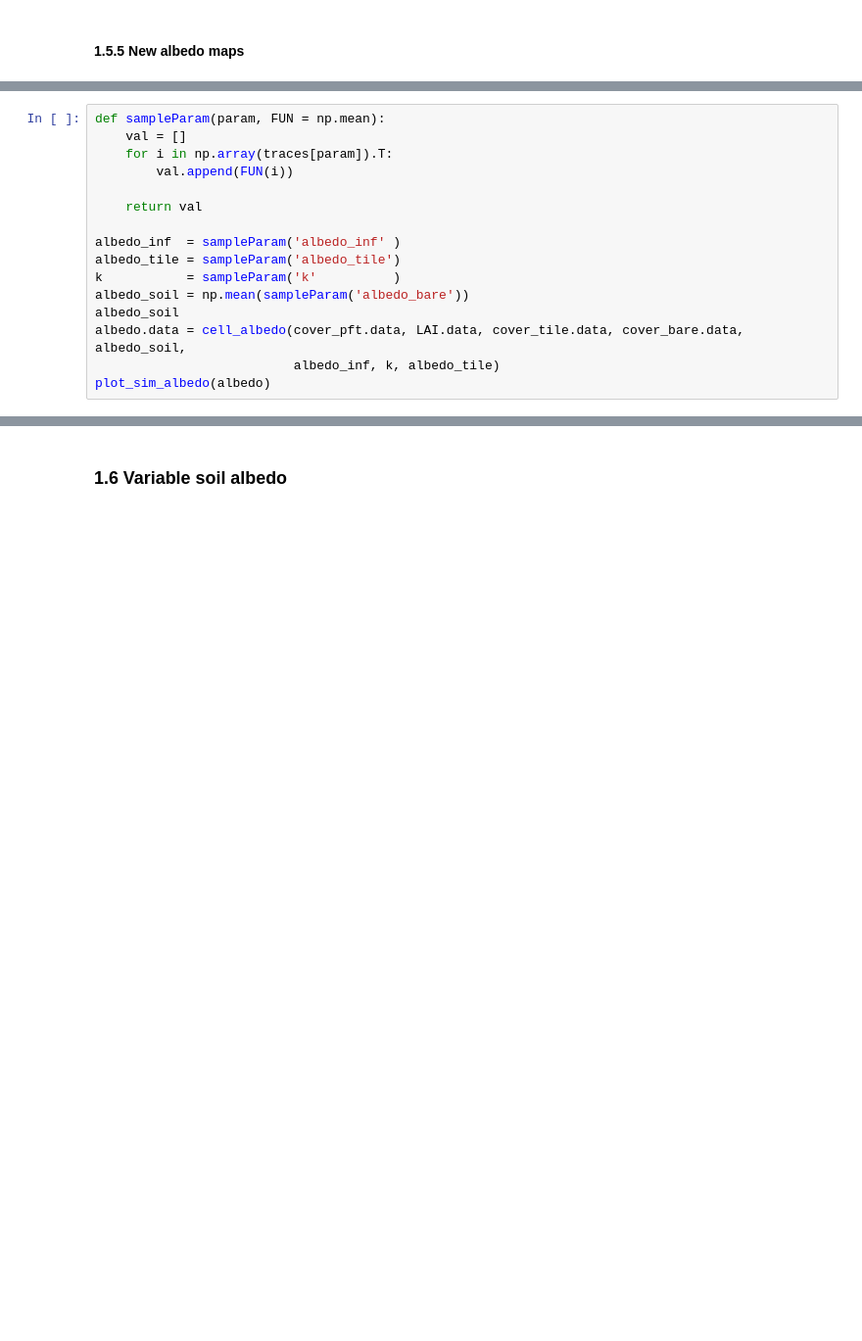
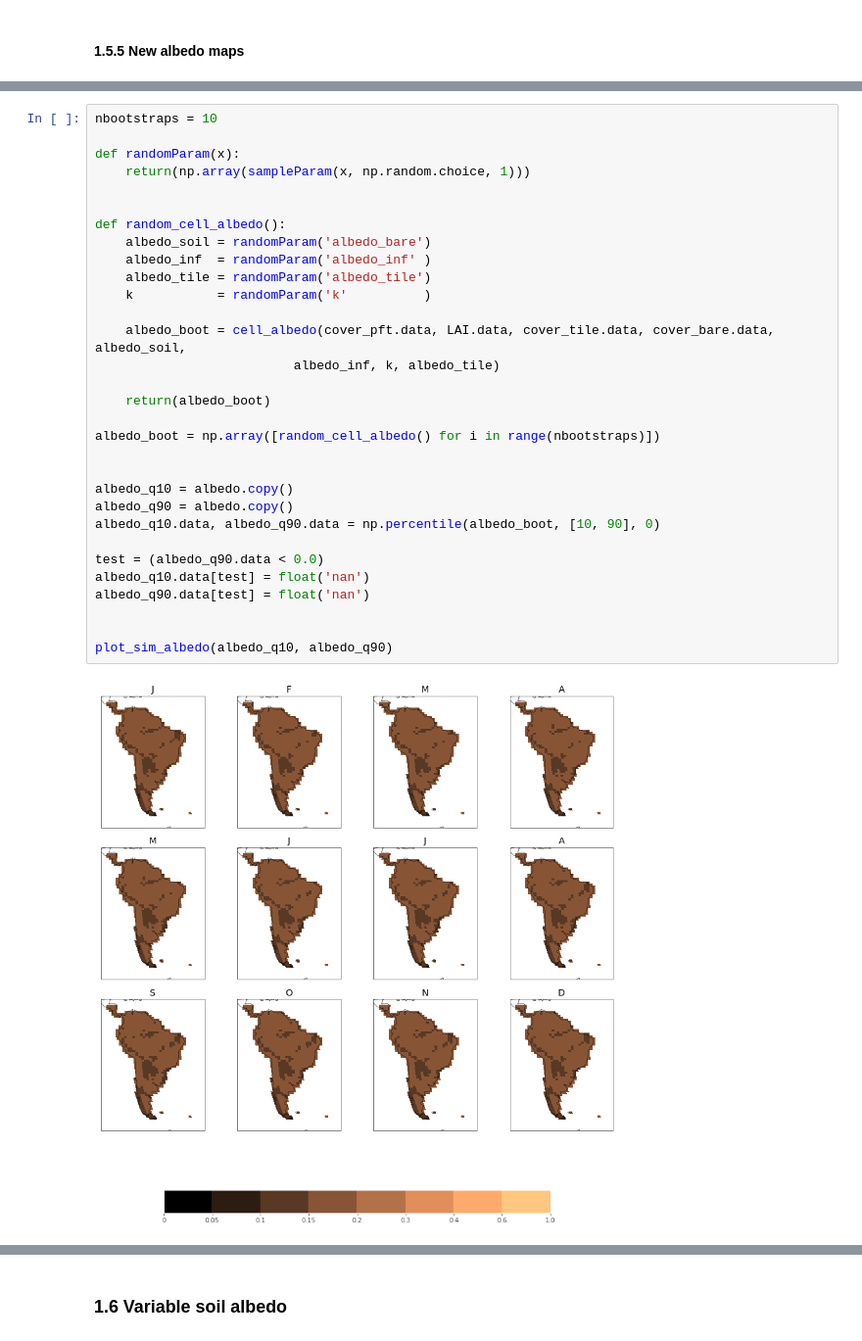
Before and after one commit to douglask3/UKESM_albedo_tile_optimization, a Jupyter notebook: notebooks/bayesian_inference.ipynb, the cells around one changed output, grey strips where cells are left out. Shown at 98% size. Cells and saved outputs as stored; diff of their text form; blank space fills up the shorter version.

```diff
--- a/notebooks/bayesian_inference.ipynb
+++ b/notebooks/bayesian_inference.ipynb
@@ -453,16 +478,0 @@ Lets see what the average paramter values produce. This is not a great way to ex
-# %%
-def sampleParam(param, FUN = np.mean):
-    val = []
-    for i in np.array(traces[param]).T:
-        val.append(FUN(i))
-
-    return val
-
-albedo_inf  = sampleParam('albedo_inf' )
-albedo_tile = sampleParam('albedo_tile')
-k           = sampleParam('k'          )
-albedo_soil = np.mean(sampleParam('albedo_bare'))
-albedo_soil
-albedo.data = cell_albedo(cover_pft.data, LAI.data, cover_tile.data, cover_bare.data, albedo_soil,
-                          albedo_inf, k, albedo_tile)
-plot_sim_albedo(albedo)
@@ -472,0 +479,33 @@ plot_sim_albedo(albedo)
+# %%
+nbootstraps = 10
+
+def randomParam(x):
+    return(np.array(sampleParam(x, np.random.choice, 1)))
+
+
+def random_cell_albedo():
+    albedo_soil = randomParam('albedo_bare')
+    albedo_inf  = randomParam('albedo_inf' )
+    albedo_tile = randomParam('albedo_tile')
+    k           = randomParam('k'          )
+
+    albedo_boot = cell_albedo(cover_pft.data, LAI.data, cover_tile.data, cover_bare.data, albedo_soil,
+                          albedo_inf, k, albedo_tile)
+
+    return(albedo_boot)
+
+albedo_boot = np.array([random_cell_albedo() for i in range(nbootstraps)])
+
+
+albedo_q10 = albedo.copy()
+albedo_q90 = albedo.copy()
+albedo_q10.data, albedo_q90.data = np.percentile(albedo_boot, [10, 90], 0)
+
+test = (albedo_q90.data < 0.0)
+albedo_q10.data[test] = float('nan')
+albedo_q90.data[test] = float('nan')
+
+
+plot_sim_albedo(albedo_q10, albedo_q90)
+# %% [output]
+[figure, added]
```
Also changed, not shown: parts of 7 cells of this notebook.
